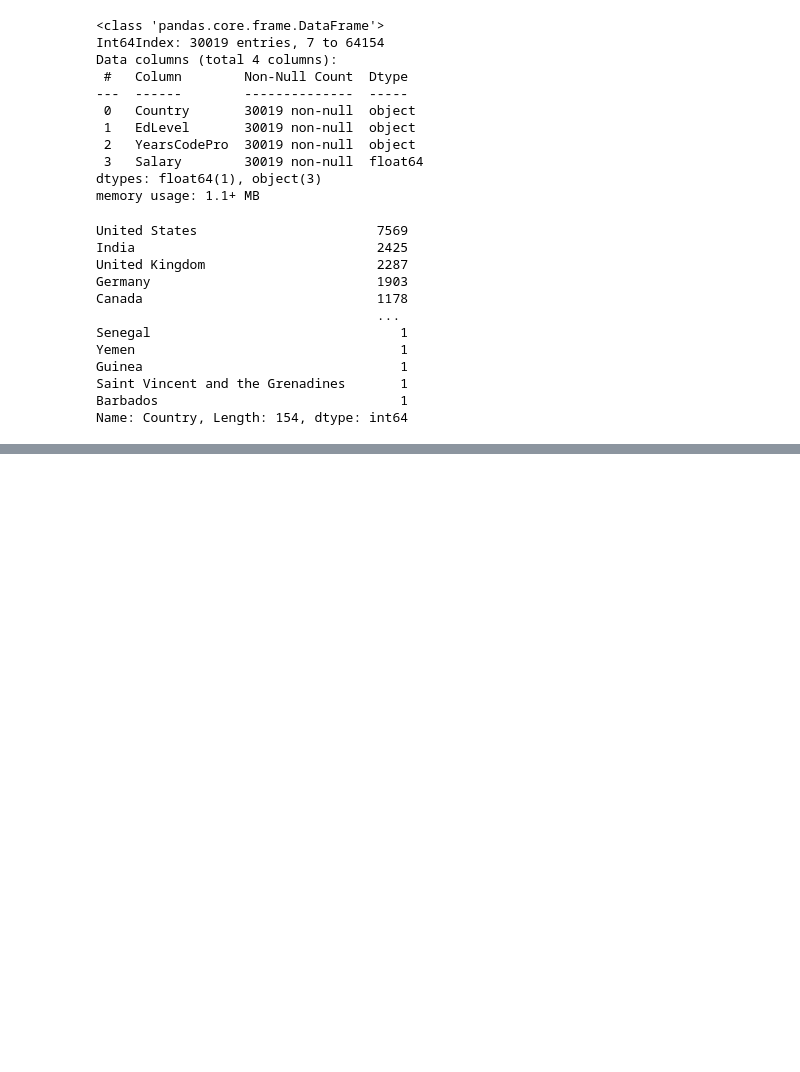
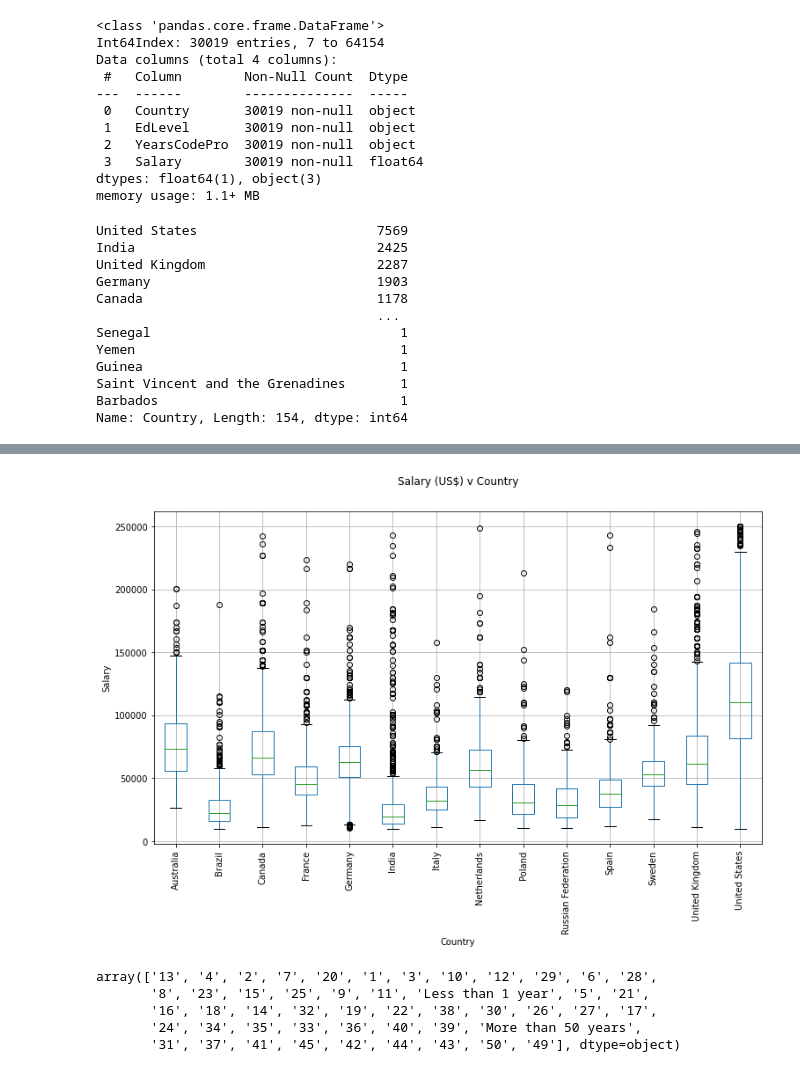
Before and after one commit to adharangaonkar/DataEngineeringProjects, a Jupyter notebook: Salary Prediction App/Salary Prediction.ipynb, the cells around one changed output, grey strips where cells are left out. Saved outputs shown, nothing was run; the diff lists cells and outputs as text; code cells hidden in the pictures; blank space fills up the shorter version.

```diff
--- a/Salary Prediction App/Salary Prediction.ipynb
+++ b/Salary Prediction App/Salary Prediction.ipynb
@@ -92,0 +149,22 @@ Name: Country, Length: 154, dtype: int64
+# %%
+df = df[df["Salary"] <= 250000]
+df = df[df["Salary"] >= 10000]
+df = df[df['Country'] != 'Other']
+# %%
+fig, ax = plt.subplots(1,1, figsize=(12, 7))
+df.boxplot('Salary', 'Country', ax=ax)
+plt.suptitle('Salary (US$) v Country')
+plt.title('')
+plt.ylabel('Salary')
+plt.xticks(rotation=90)
+plt.show()
+# %% [output]
+[figure, added]
+# %%
+df["YearsCodePro"].unique()
+# %% [output]
+array(['13', '4', '2', '7', '20', '1', '3', '10', '12', '29', '6', '28',
+       '8', '23', '15', '25', '9', '11', 'Less than 1 year', '5', '21',
+       '16', '18', '14', '32', '19', '22', '38', '30', '26', '27', '17',
+       '24', '34', '35', '33', '36', '40', '39', 'More than 50 years',
+       '31', '37', '41', '45', '42', '44', '43', '50', '49'], dtype=object)
```
Also changed, not shown: parts of 29 cells of this notebook, 1 other file.
